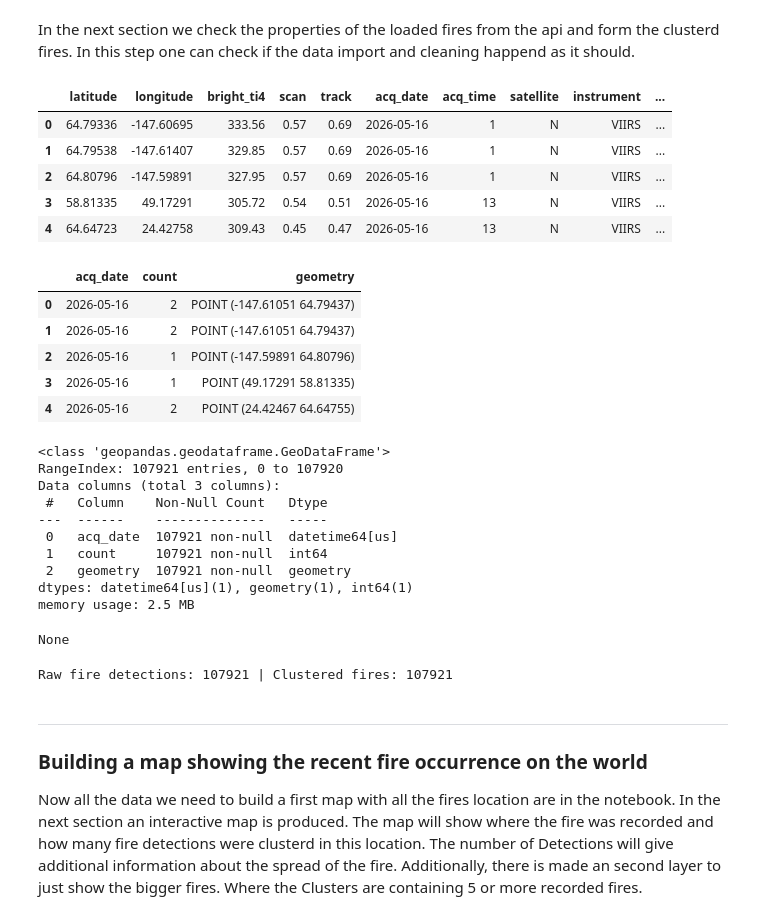
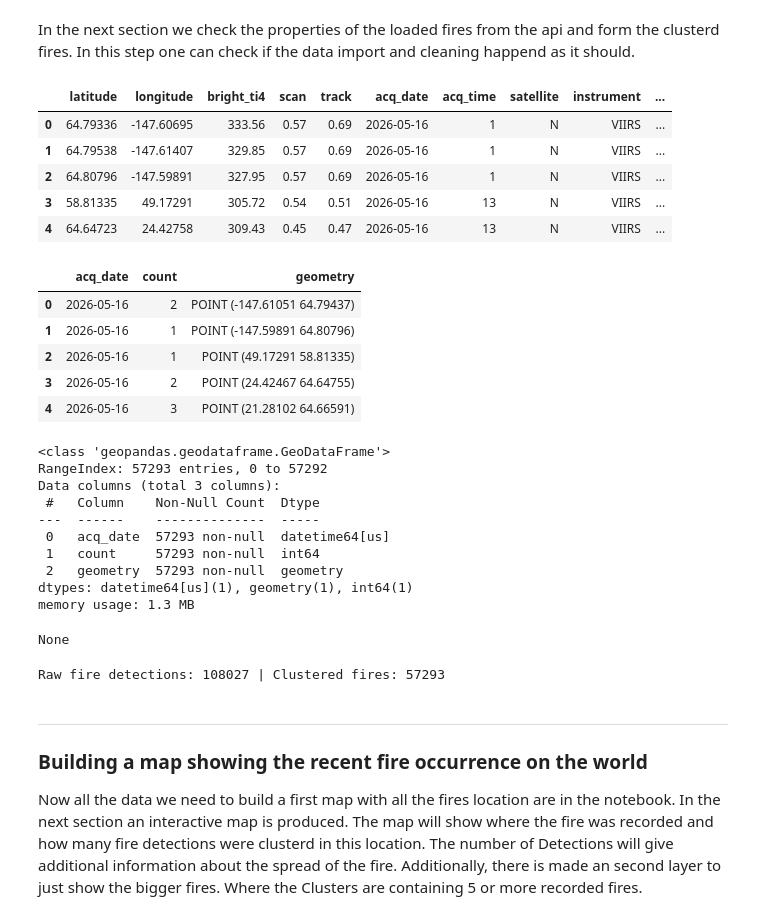
Before and after one commit to LilSheesh7/SDS210_project, a Jupyter notebook: notebooks/Wildfire_mapping_nb.ipynb, the cells around one changed output. Cells and saved outputs as stored; diff of their text form; code cells hidden in the pictures.

```diff
--- a/notebooks/Wildfire_mapping_nb.ipynb
+++ b/notebooks/Wildfire_mapping_nb.ipynb
@@ -120,35 +143,35 @@ wildfire_clusterd = gpd.GeoDataFrame(wildfire_clusters, geometry="geometry", crs
 In the next section we check the properties of the loaded fires from the api and form the clusterd fires. In this step one can check if the data import and cleaning happend as it should.
 # %%
 # verify transformation to GeoDataFrame
-display(wildfire_gdf_crs4326.head(5))
-display(wildfire_clusterd.head(5))
-display(wildfire_clusterd.info())
-print(f"Raw fire detections: {len(wildfire_gdf_crs4326)} | Clustered fires: {len(wildfire_clusterd)}")
+display(fire_gdf_crs4326.head(5))
+display(fire_clustered.head(5))
+display(fire_clustered.info())
+print(f"Raw fire detections: {len(fire_gdf_crs4326)} | Clustered fires: {len(fire_clustered)}")
 # %% [output]
 |  | latitude | longitude | bright_ti4 | scan | track | acq_date | acq_time | satellite | instrument | ... |
 | 0 | 64.79336 | -147.60695 | 333.56 | 0.57 | 0.69 | 2026-05-16 | 1 | N | VIIRS | ... |
 | 1 | 64.79538 | -147.61407 | 329.85 | 0.57 | 0.69 | 2026-05-16 | 1 | N | VIIRS | ... |
 | 2 | 64.80796 | -147.59891 | 327.95 | 0.57 | 0.69 | 2026-05-16 | 1 | N | VIIRS | ... |
 | 3 | 58.81335 | 49.17291 | 305.72 | 0.54 | 0.51 | 2026-05-16 | 13 | N | VIIRS | ... |
 | 4 | 64.64723 | 24.42758 | 309.43 | 0.45 | 0.47 | 2026-05-16 | 13 | N | VIIRS | ... |
 |  | acq_date | count | geometry |
 | 0 | 2026-05-16 | 2 | POINT (-147.61051 64.79437) |
-| 1 | 2026-05-16 | 2 | POINT (-147.61051 64.79437) |
-| 2 | 2026-05-16 | 1 | POINT (-147.59891 64.80796) |
-| 3 | 2026-05-16 | 1 | POINT (49.17291 58.81335) |
-| 4 | 2026-05-16 | 2 | POINT (24.42467 64.64755) |
+| 1 | 2026-05-16 | 1 | POINT (-147.59891 64.80796) |
+| 2 | 2026-05-16 | 1 | POINT (49.17291 58.81335) |
+| 3 | 2026-05-16 | 2 | POINT (24.42467 64.64755) |
+| 4 | 2026-05-16 | 3 | POINT (21.28102 64.66591) |
 <class 'geopandas.geodataframe.GeoDataFrame'>
-RangeIndex: 107921 entries, 0 to 107920
+RangeIndex: 57293 entries, 0 to 57292
 Data columns (total 3 columns):
- #   Column    Non-Null Count   Dtype
----  ------    --------------   -----
- 0   acq_date  107921 non-null  datetime64[us]
- 1   count     107921 non-null  int64
- 2   geometry  107921 non-null  geometry
+ #   Column    Non-Null Count  Dtype
+---  ------    --------------  -----
+ 0   acq_date  57293 non-null  datetime64[us]
+ 1   count     57293 non-null  int64
+ 2   geometry  57293 non-null  geometry
 dtypes: datetime64[us](1), geometry(1), int64(1)
-memory usage: 2.5 MB
+memory usage: 1.3 MB
 None
-Raw fire detections: 107921 | Clustered fires: 107921
+Raw fire detections: 108027 | Clustered fires: 57293
 # %% [markdown]
 ---
 ### Building a map showing the recent fire occurrence on the world
```
Also changed, not shown: parts of 10 cells of this notebook, 2 other files.
